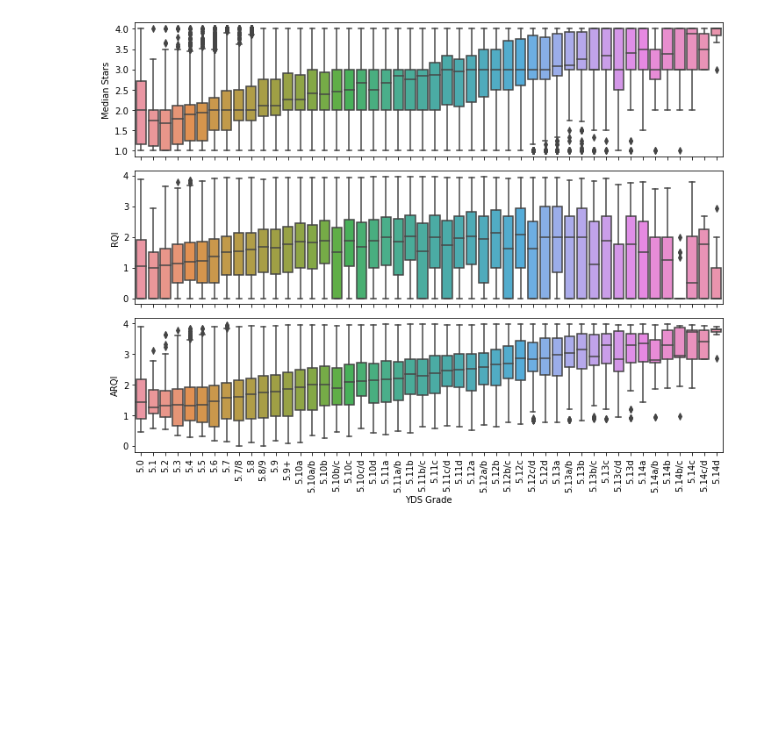
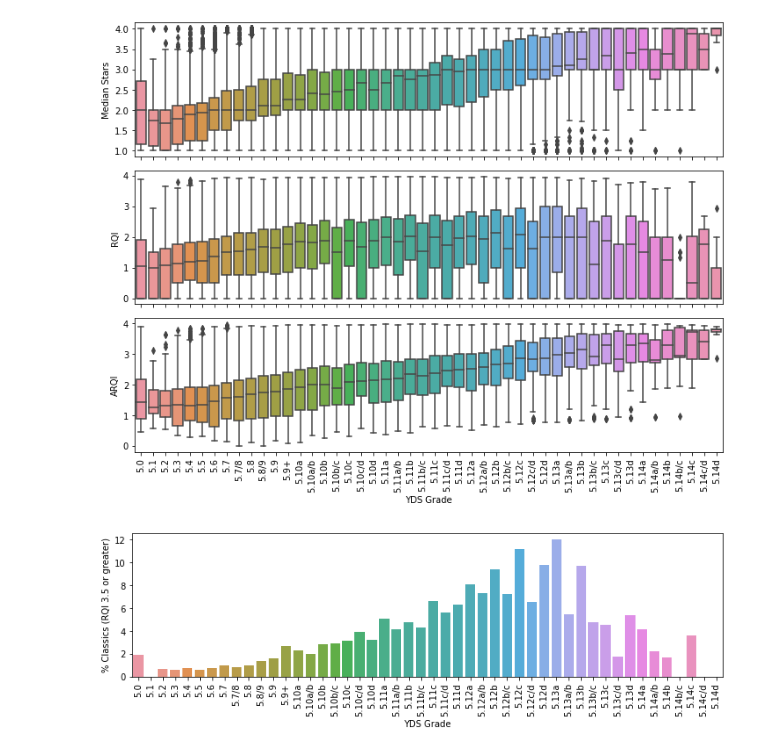
Before and after one commit to rytheranderson/OpenBeta_blogs, a Jupyter notebook: EstimatingRouteQuality/RouteQualityBlogFigures.ipynb, the cells around one changed output. Drawn from its saved outputs; the diff is of its cells as text; code cells hidden in the pictures; blank space fills up the shorter version.

```diff
--- a/EstimatingRouteQuality/RouteQualityBlogFigures.ipynb
+++ b/EstimatingRouteQuality/RouteQualityBlogFigures.ipynb
@@ -219,10 +219,20 @@ plt.savefig('figures/stars_RQI_ARQI_vs_grade.png', bbox_inches='tight', dpi=300)
 # %%
 # (5) percent classics by grade
 
 per_classics = []
 for grade in YDS_grade_order:
 
     gr = df[df['nopm_YDS'] == grade]
     classics = gr[gr['rating_des_label'] == 'Classic (3.4%)']
     per = 100 * len(classics.index)/len(gr.index)
     per_classics.append([grade, per])
+
+fig, ax = plt.subplots(figsize=(12,3))
+sns.barplot(x=[r[0] for r in per_classics], y=[r[1] for r in per_classics],
+            order=YDS_grade_order[0:-2])
+
+ax.set_xticklabels(ax.get_xticklabels(), rotation=90, horizontalalignment='center')
+ax.set(xlabel='YDS Grade', ylabel='% Classics (RQI 3.5 or greater)')
+plt.savefig('figures/percent_classics_by_grade.png', bbox_inches='tight', dpi=300)
+# %% [output]
+[figure, added]
```
Also changed, not shown: parts of 1 cell of this notebook, 3 other files.
